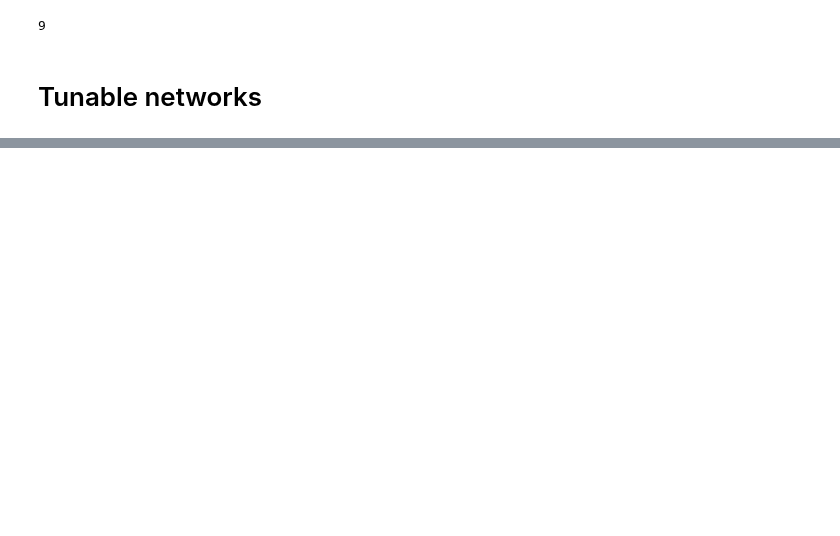
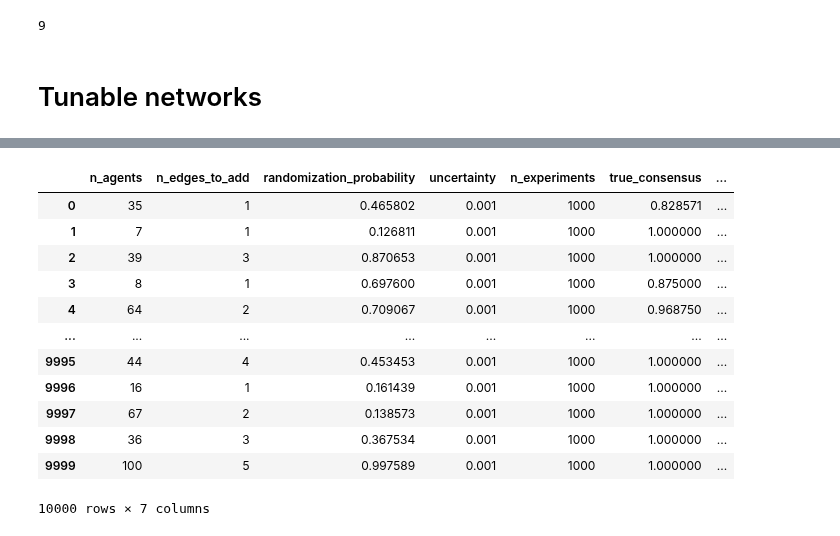
Before and after one commit to MNoichl/network_epistemology_playground, a Jupyter notebook: playground_1_refactored.ipynb, the cells around one changed output, grey strips where cells are left out. Cells and saved outputs as stored; diff of their text form; code cells hidden in the pictures; blank space fills up the shorter version.

```diff
--- a/playground_1_refactored.ipynb
+++ b/playground_1_refactored.ipynb
@@ -437,0 +513,18 @@ plt.show()
+# %%
+parameter_dictionaries = generate_parameters(10000)  # Generate parameter dictionaries
+results_df = run_simulations(parameter_dictionaries, number_of_steps=100000, show_bar=False)
+display(results_df)
+# %% [output]
+|  | n_agents | n_edges_to_add | randomization_probability | uncertainty | n_experiments | true_consensus | ... |
+| 0 | 35 | 1 | 0.465802 | 0.001 | 1000 | 0.828571 | ... |
+| 1 | 7 | 1 | 0.126811 | 0.001 | 1000 | 1.000000 | ... |
+| 2 | 39 | 3 | 0.870653 | 0.001 | 1000 | 1.000000 | ... |
+| 3 | 8 | 1 | 0.697600 | 0.001 | 1000 | 0.875000 | ... |
+| 4 | 64 | 2 | 0.709067 | 0.001 | 1000 | 0.968750 | ... |
+| ... | ... | ... | ... | ... | ... | ... | ... |
+| 9995 | 44 | 4 | 0.453453 | 0.001 | 1000 | 1.000000 | ... |
+| 9996 | 16 | 1 | 0.161439 | 0.001 | 1000 | 1.000000 | ... |
+| 9997 | 67 | 2 | 0.138573 | 0.001 | 1000 | 1.000000 | ... |
+| 9998 | 36 | 3 | 0.367534 | 0.001 | 1000 | 1.000000 | ... |
+| 9999 | 100 | 5 | 0.997589 | 0.001 | 1000 | 1.000000 | ... |
+10000 rows × 7 columns
```
Also changed, not shown: parts of 16 cells of this notebook, 4 other files.
